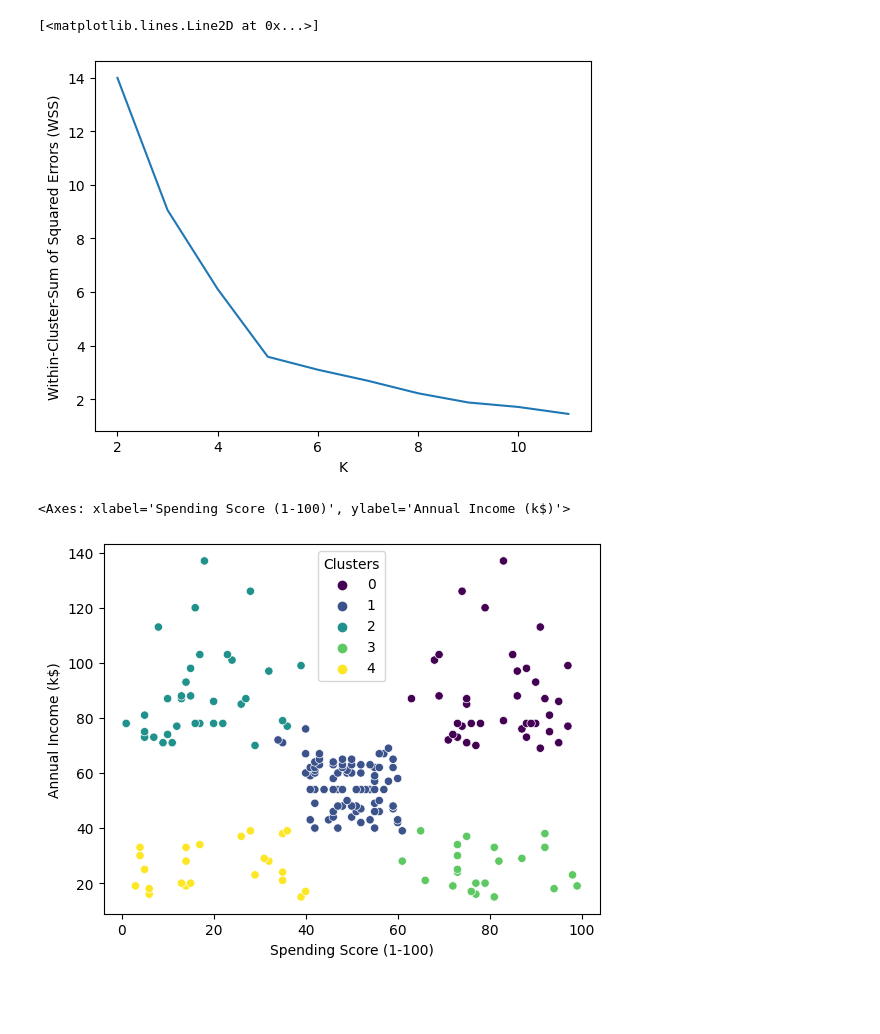
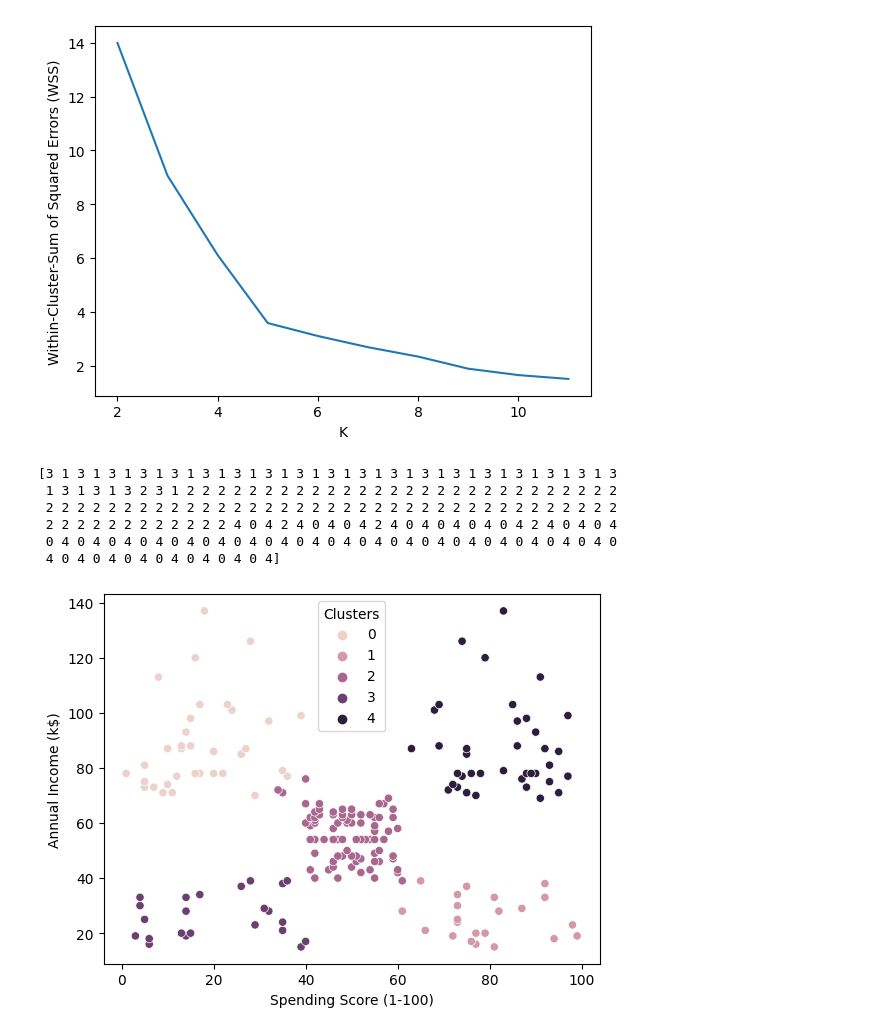
Before and after one commit to Poorna-20/FML, a Jupyter notebook: KMeans_Clustering.ipynb, the cells around one changed output. Cells and saved outputs as stored; diff of their text form; code cells hidden in the pictures; blank space fills up the shorter version.

```diff
--- a/KMeans_Clustering.ipynb
+++ b/KMeans_Clustering.ipynb
@@ -65,0 +35,6 @@ array([[0.37861485, 0.73950929],
+# %%
+# Perform K-Means clustering
+k = 2
+km = KMeans(n_clusters=k)
+y_predicted = km.fit_predict(df_scale)
+print(y_predicted)
@@ -72,27 +64,40 @@ sns.scatterplot(x="Spending Score (1-100)", y="Annual Income (k$)",hue = 'Cluste
 # %%
-K=range(2,12)
+# Elbow method to determine optimal number of clusters
+K = range(2, 12)
 wss = []
 
 for k in K:
-    kmeans=cluster.KMeans(n_clusters=k)
-    kmeans=kmeans.fit(df_scale)
+    kmeans = KMeans(n_clusters=k)
+    kmeans.fit(df_scale)
     wss_iter = kmeans.inertia_
     wss.append(wss_iter)
 # %%
+# Plot the within-cluster sum of squared errors (WSS) for different K
+plt.plot(K, wss)
 plt.xlabel('K')
 plt.ylabel('Within-Cluster-Sum of Squared Errors (WSS)')
-plt.plot(K,wss)
+plt.show()
 # %% [output]
-[<matplotlib.lines.Line2D at 0x...>]
 [figure]
 # %%
-km=KMeans(n_clusters=5)
-y_predicted = km.fit_predict(df_scale[['Annual Income (k$)','Spending Score (1-100)']])
-y_predicted
+# Perform K-Means clustering with the chosen number of clusters
+k_chosen = 5
+km_chosen = KMeans(n_clusters=k_chosen)
+y_predicted_chosen = km_chosen.fit_predict(df_scale[['Annual Income (k$)', 'Spending Score (1-100)']])
+print(y_predicted_chosen)
+# %% [output]
+[3 1 3 1 3 1 3 1 3 1 3 1 3 1 3 1 3 1 3 1 3 1 3 1 3 1 3 1 3 1 3 1 3 1 3 1 3
+ 1 3 1 3 1 3 2 3 1 2 2 2 2 2 2 2 2 2 2 2 2 2 2 2 2 2 2 2 2 2 2 2 2 2 2 2 2
+ 2 2 2 2 2 2 2 2 2 2 2 2 2 2 2 2 2 2 2 2 2 2 2 2 2 2 2 2 2 2 2 2 2 2 2 2 2
+ 2 2 2 2 2 2 2 2 2 2 2 2 4 0 4 2 4 0 4 0 4 2 4 0 4 0 4 0 4 0 4 2 4 0 4 0 4
+ 0 4 0 4 0 4 0 4 0 4 0 4 0 4 0 4 0 4 0 4 0 4 0 4 0 4 0 4 0 4 0 4 0 4 0 4 0
+ 4 0 4 0 4 0 4 0 4 0 4 0 4 0 4]
+# %%
+# Assign cluster labels to the original dataframe
+df['Clusters'] = km_chosen.labels_
 # %%
-df['Clusters'] = km.labels_
-
-sns.scatterplot(x="Spending Score (1-100)", y="Annual Income (k$)",hue = 'Clusters',  data=df,palette='viridis')
+# Visualize the clusters with the chosen number of clusters
+sns.scatterplot(x="Spending Score (1-100)", y="Annual Income (k$)", hue='Clusters', data=df)
+plt.show()
 # %% [output]
-<Axes: xlabel='Spending Score (1-100)', ylabel='Annual Income (k$)'>
-[figure, old version]
+[figure, new version]
```
Also changed, not shown: parts of 15 cells of this notebook.
